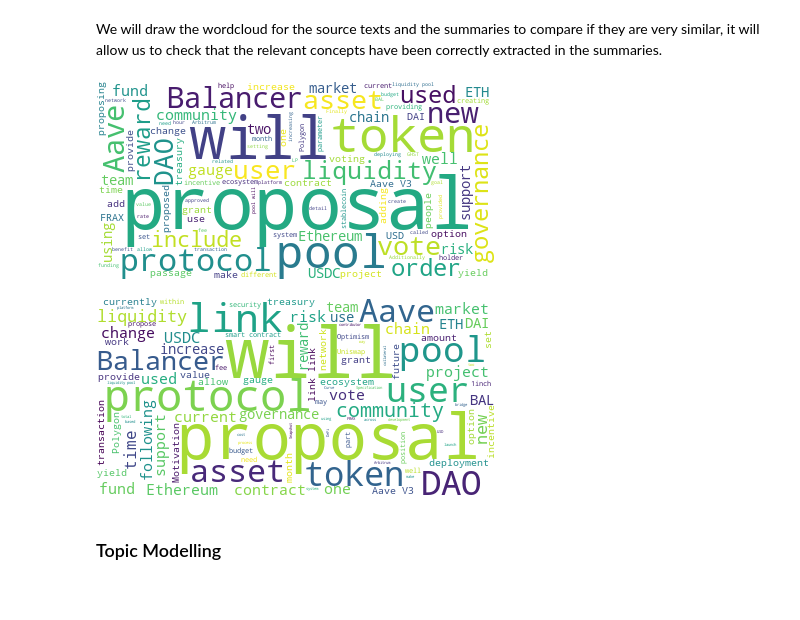
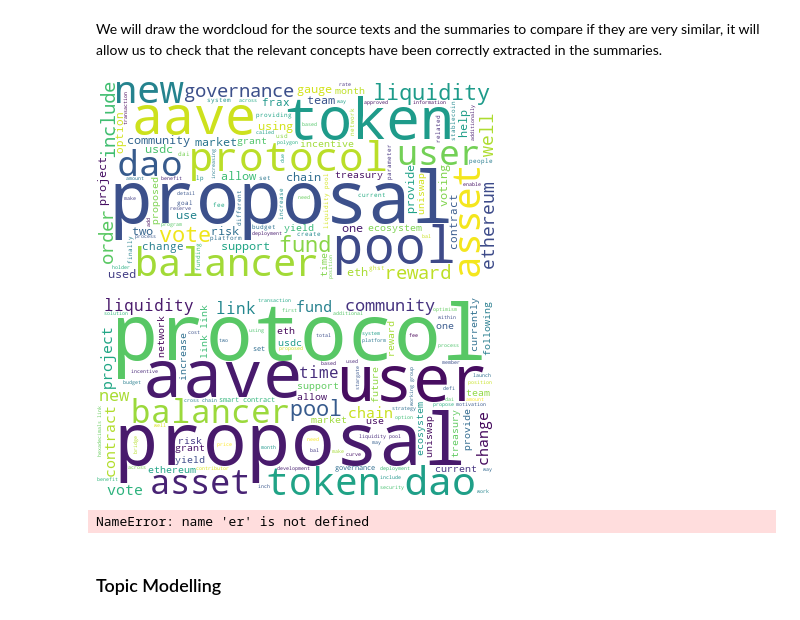
Before and after one commit to gladwel/DIP, a Jupyter notebook: DAO_summarization_processing.ipynb, the cells around one changed output. Saved outputs shown, nothing was run; the diff lists cells and outputs as text; code cells hidden in the pictures.

```diff
--- a/DAO_summarization_processing.ipynb
+++ b/DAO_summarization_processing.ipynb
@@ -96,6 +96,9 @@ def preprocess_text(text):
 
     # Replace hexadecimal address
     text = re.sub(r'0x[a-fA-F0-9]+|\'0x[a-fA-F0-9]+\'', '[hexadecimals]', text)
+
+    # Change more than 3 '-' to '---'
+    text = re.sub(r'(-){3,}', '---', text)
 
     # Replace ’,`,«,»,„, and “ with "
     text = text.replace('’', "'").replace('`', "'")
@@ -557,19 +560,21 @@ We will draw the wordcloud for the source texts and the summaries to compare if
 summaries = summary['juniorDescription'].values
 texts = summary['seniorDescription'].values
 long_summaries_string = ' '.join(summaries)
-long_text_string = ' '.join(texts)
+long_summaries_without_stopwords = ' '.join(remove_stopwords([long_summaries_string])[0])
+long_texts_string = ' '.join(texts)
+long_text_without_stopwords = ' '.join(remove_stopwords([long_texts_string])[0])
 # %%
 # Create a WordCloud object
 wordcloud = WordCloud(background_color="white", max_words=100, contour_width=3, contour_color='steelblue')
-# Generate a word cloud
-wordcloud.generate(long_summaries_string)
+# Generate a word cloud for summaries
+wordcloud.generate(long_summaries_without_stopwords)
 # Visualize the word cloud
 display(wordcloud.to_image())
 
-# Generate a word cloud
-wordcloud.generate(long_text_string)
+# Generate a word cloud for texts
+wordcloud.generate(long_text_without_stopwords)
 # Visualize the word cloud
 display(wordcloud.to_image())
 # %% [output]
-[figure, old version]
+[figure, new version]
-[figure, old version]
+[figure, new version]
@@ -576,6 +583,10 @@ display(wordcloud.to_image())
 # %%
 # save summaries dataframe as summaries.csv
 summary.to_csv('data/summaries.csv', index=False)
+# %%
+print(er)
+# %% [output]
+NameError: name 'er' is not defined
 # %% [markdown]
 ### Topic Modelling
 # %% [markdown]
```
Also changed, not shown: parts of 12 cells of this notebook.
